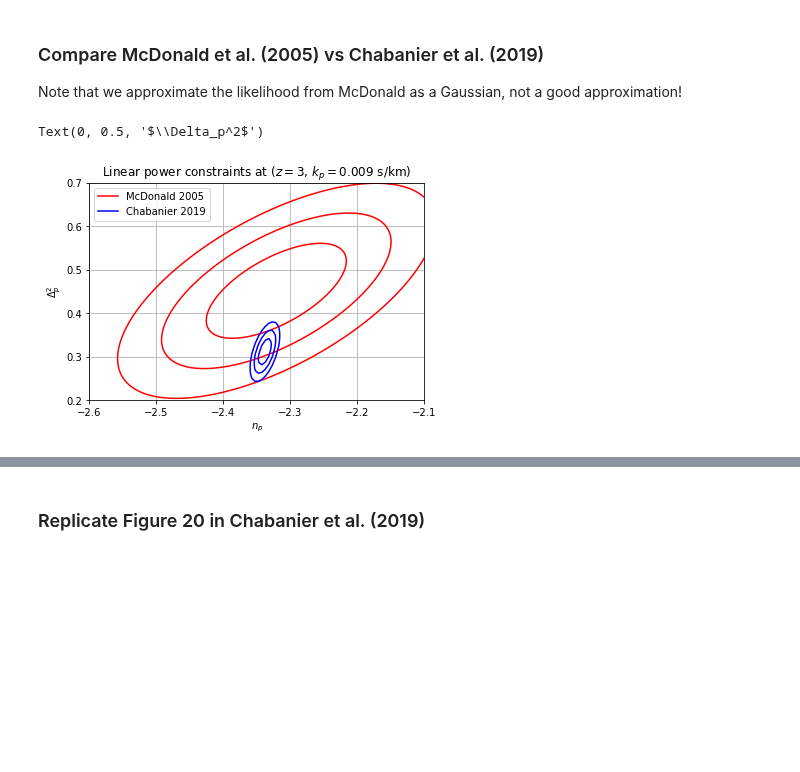
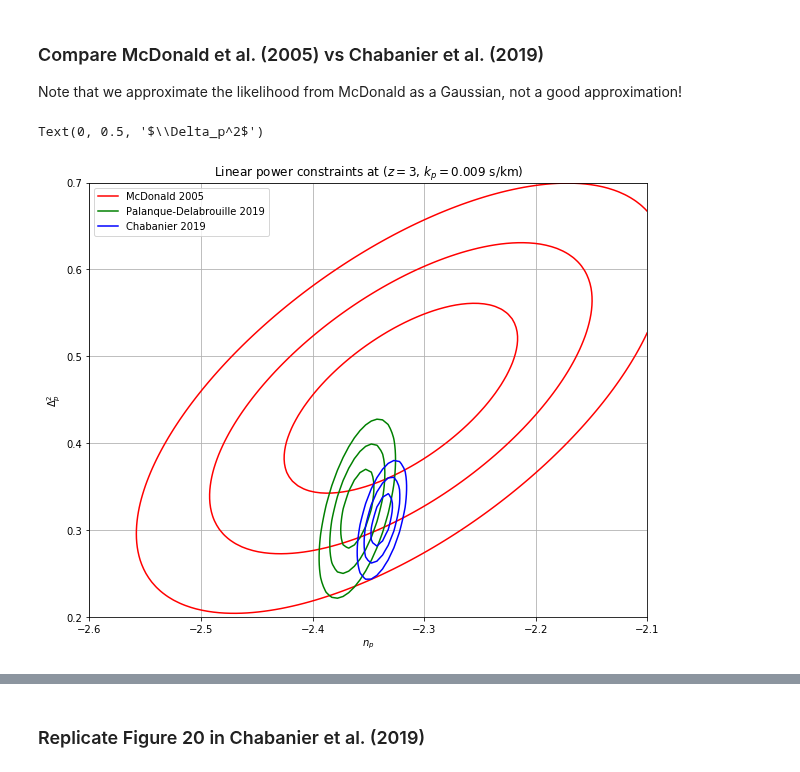
Before and after one commit to igmhub/cup1d, a Jupyter notebook: notebooks/test_marg_lya_like.ipynb, the cells around one changed output, grey strips where cells are left out. Drawn from its saved outputs; the diff is of its cells as text; code cells hidden in the pictures; blank space fills up the shorter version.

```diff
--- a/notebooks/test_marg_lya_like.ipynb
+++ b/notebooks/test_marg_lya_like.ipynb
@@ -30,23 +29,28 @@ Here we use Gaussian approximations to some published likelihoods.
 ### Compare McDonald et al. (2005) vs Chabanier et al. (2019)
 
 Note that we approximate the likelihood from McDonald as a Gaussian, not a good approximation!
+# %%
+# create grid (note j in number of elements, crazy python)
+neff_grid,DL2_grid = np.mgrid[-2.6:-2.1:100j, 0.2:0.7:100j]
+chi2_McDonald2005=marg_lya_like.gaussian_chi2_McDonald2005(neff_grid,DL2_grid)
+chi2_PalanqueDelabrouille2015=marg_lya_like.gaussian_chi2_PalanqueDelabrouille2015(neff_grid,DL2_grid)
+chi2_Chabanier2019=marg_lya_like.gaussian_chi2_Chabanier2019(neff_grid,DL2_grid)
 # %%
-# create grid (note j in number of elements, crazy python)
-neff_grid,DL2_grid = np.mgrid[-2.6:-2.1:100j, 0.2:0.7:100j]
-chi2_McDonald2005=marg_lya_like.gaussian_chi2_McDonald2005(neff_grid,DL2_grid)
-chi2_Chabanier2019=marg_lya_like.gaussian_chi2_Chabanier2019(neff_grid,DL2_grid)
 thresholds = [2.30,6.17,11.8]
+plt.figure(figsize=[10,8])
 plt.contour(neff_grid,DL2_grid,chi2_McDonald2005,levels=thresholds,colors='red')
+plt.contour(neff_grid,DL2_grid,chi2_PalanqueDelabrouille2015,levels=thresholds,colors='green')
 plt.contour(neff_grid,DL2_grid,chi2_Chabanier2019,levels=thresholds,colors='blue')
 # hack to get legend entry for contours above
 plt.axhline(y=0.8,color='red',label='McDonald 2005')
+plt.axhline(y=0.8,color='green',label='Palanque-Delabrouille 2019')
 plt.axhline(y=0.8,color='blue',label='Chabanier 2019')
 plt.ylim(np.min(DL2_grid),np.max(DL2_grid))
 plt.grid()
 plt.legend(loc=2)
 plt.title(r'Linear power constraints at ($z=3$, $k_p=0.009$ s/km)')
 plt.xlabel(r'$n_p$')
 plt.ylabel(r'$\Delta_p^2$')
 # %% [output]
 Text(0, 0.5, '$\\Delta_p^2$')
-[figure, old version]
+[figure, new version]
```
Also changed, not shown: parts of 5 cells of this notebook, 2 other files.
